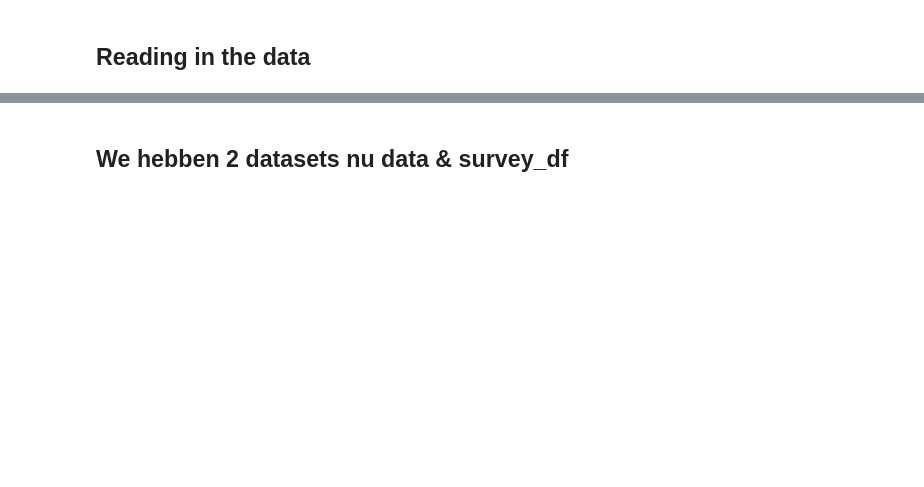
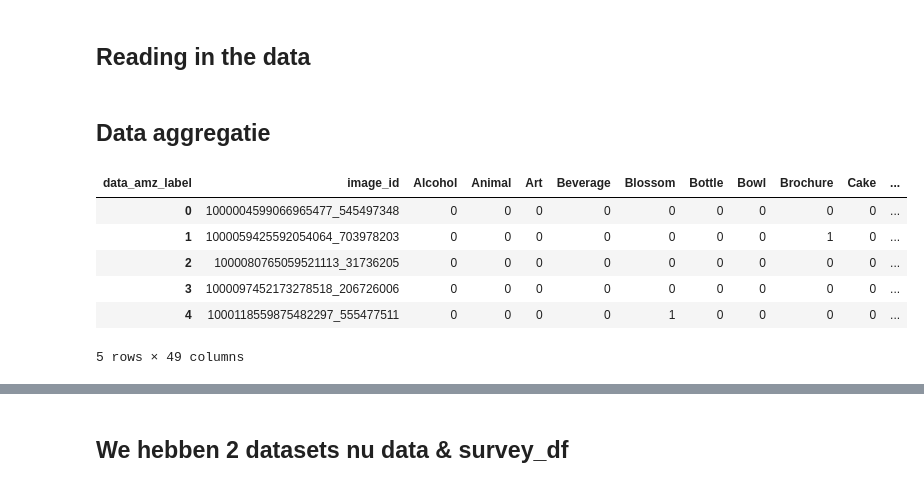
Before and after one commit to JeffreyBosman/FDScase2, a Jupyter notebook: Preprocessing_instagram_assignment.ipynb, the cells around one changed output, grey strips where cells are left out. Drawn from its saved outputs; the diff is of its cells as text; code cells hidden in the pictures; blank space fills up the shorter version.

```diff
--- a/Preprocessing_instagram_assignment.ipynb
+++ b/Preprocessing_instagram_assignment.ipynb
@@ -17,0 +19,22 @@ survey_df = pd.read_pickle(r'survey.pickle') #feather.read_dataframe('data_scien
+# %% [markdown]
+## Data aggregatie
+# %%
+#####################################
+## OBJECTS DATA
+#####################################
+df = object_labels_df.groupby("data_amz_label").count().reset_index() ## 2101 possible objects , dit is te veel
+df[df['image_id']>500].reset_index() ## 48 objecten hebben meer dan 500 observaties, laten we 48 kolommen maken
+list_met_columns = df[df['image_id']>500].data_amz_label.tolist() ## een lijst met alle kollommen die we willen
+df = object_labels_df[object_labels_df.data_amz_label.isin(list_met_columns)] ## Filter alle labels die niet vaker voor komen dan 500 keer resulteert in 108k regels
+df = df[['image_id','data_amz_label']] ## selecting only relevant columns (every confidence is >0.7)
+df_object = df.pivot_table(index='image_id', columns='data_amz_label', aggfunc=len, fill_value=0) ## Pivot count (looks like len)
+df_object = df_object.reset_index()
+df_object.head()
+# %% [output]
+| data_amz_label | image_id | Alcohol | Animal | Art | Beverage | Blossom | Bottle | Bowl | Brochure | Cake | ... |
+| 0 | 1000004599066965477_545497348 | 0 | 0 | 0 | 0 | 0 | 0 | 0 | 0 | 0 | ... |
+| 1 | 1000059425592054064_703978203 | 0 | 0 | 0 | 0 | 0 | 0 | 0 | 1 | 0 | ... |
+| 2 | 1000080765059521113_31736205 | 0 | 0 | 0 | 0 | 0 | 0 | 0 | 0 | 0 | ... |
+| 3 | 1000097452173278518_206726006 | 0 | 0 | 0 | 0 | 0 | 0 | 0 | 0 | 0 | ... |
+| 4 | 1000118559875482297_555477511 | 0 | 0 | 0 | 0 | 1 | 0 | 0 | 0 | 0 | ... |
+5 rows × 49 columns
```
Also changed, not shown: parts of 32 cells of this notebook.
